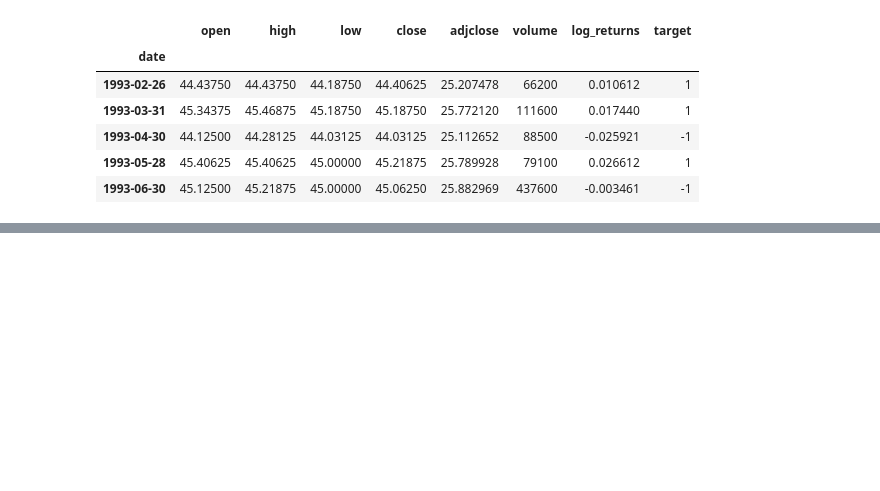
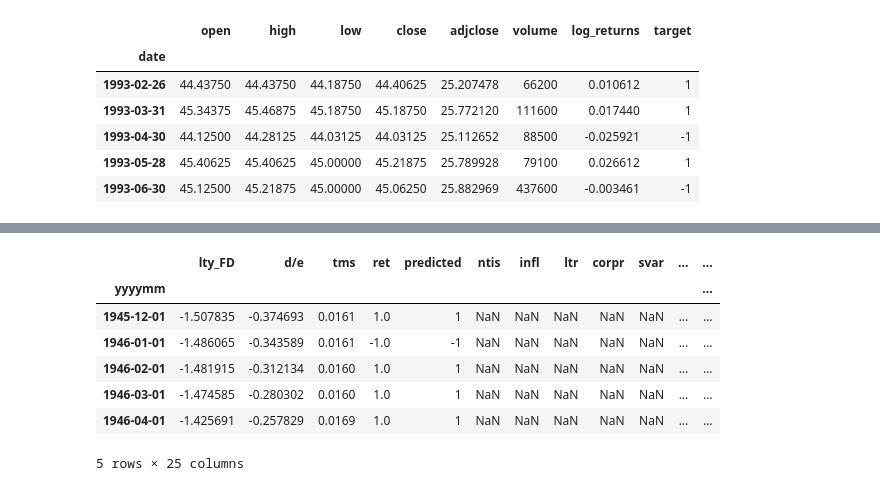
Before and after one commit to tdotkim/nw_msds, a Jupyter notebook: 451_financial_machine_learning/week_6/module6.ipynb, the cells around one changed output, grey strips where cells are left out. Saved outputs shown, nothing was run; the diff lists cells and outputs as text; code cells hidden in the pictures; blank space fills up the shorter version.

```diff
--- a/451_financial_machine_learning/week_6/module6.ipynb
+++ b/451_financial_machine_learning/week_6/module6.ipynb
@@ -441,0 +489,29 @@ q1_model_fulldata_total_return =
+# %%
+seed1_data = pd.read_csv('./seed1export.csv')
+seed1_data.set_index('yyyymm', inplace=True)
+seed2_data = pd.read_csv('./seed2export.csv')
+seed2_data.set_index('yyyymm', inplace=True)
+full = pd.read_csv('./full_with_returns.csv')
+full.rename(columns={'ret':'log_return'}, inplace=True)
+full.set_index('yyyymm', inplace=True)
+# %%
+seed1_analysis = seed1_data.copy().merge(full[['log_return']], left_index=True, right_index=True, how='left')
+seed1_analysis['correct'] = np.where(seed1_analysis['predicted'] == seed1_analysis['ret'], 1, 0)
+#seed1_analysis.sort_index(inplace=True)
+seed1_analysis['short_return'] = np.where(seed1_analysis['predicted'] == -1, -1*seed1_analysis['log_return'], 0)
+seed1_analysis['long_return'] = np.where(seed1_analysis['predicted'] == 1, seed1_analysis['log_return'], 0)
+seed1_analysis['total_return'] = seed1_analysis['short_return'] + seed1_analysis['long_return']
+seed1_analysis['total_return_exp'] = np.exp(seed1_analysis['total_return'])
+seed1_analysis['cumulative_return'] = seed1_analysis['total_return'].cumsum()
+seed1_analysis['cumulative_return_exp'] = seed1_analysis['total_return_exp'].cumsum()
+# %%
+seed1_analysis.head()
+# %% [output]
+|  | lty_FD | d/e | tms | ret | predicted | ntis | infl | ltr | corpr | svar | ... | ... |
+| yyyymm |  |  |  |  |  |  |  |  |  |  |  | ... |
+| 1945-12-01 | -1.507835 | -0.374693 | 0.0161 | 1.0 | 1 | NaN | NaN | NaN | NaN | NaN | ... | ... |
+| 1946-01-01 | -1.486065 | -0.343589 | 0.0161 | -1.0 | -1 | NaN | NaN | NaN | NaN | NaN | ... | ... |
+| 1946-02-01 | -1.481915 | -0.312134 | 0.0160 | 1.0 | 1 | NaN | NaN | NaN | NaN | NaN | ... | ... |
+| 1946-03-01 | -1.474585 | -0.280302 | 0.0160 | 1.0 | 1 | NaN | NaN | NaN | NaN | NaN | ... | ... |
+| 1946-04-01 | -1.425691 | -0.257829 | 0.0169 | 1.0 | 1 | NaN | NaN | NaN | NaN | NaN | ... | ... |
+5 rows × 25 columns
```
Also changed, not shown: parts of 54 cells of this notebook, 7 other files.
